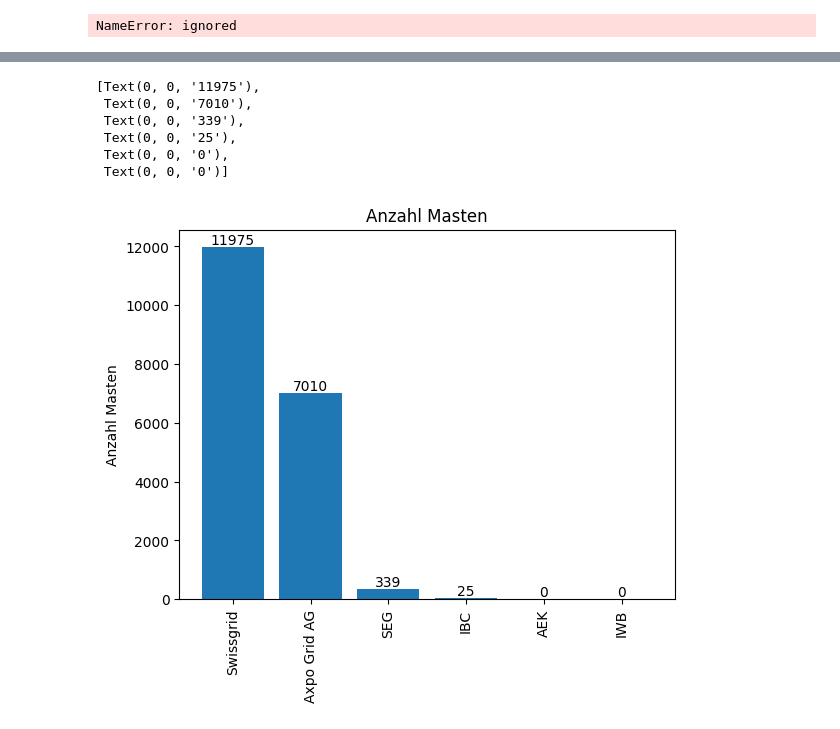
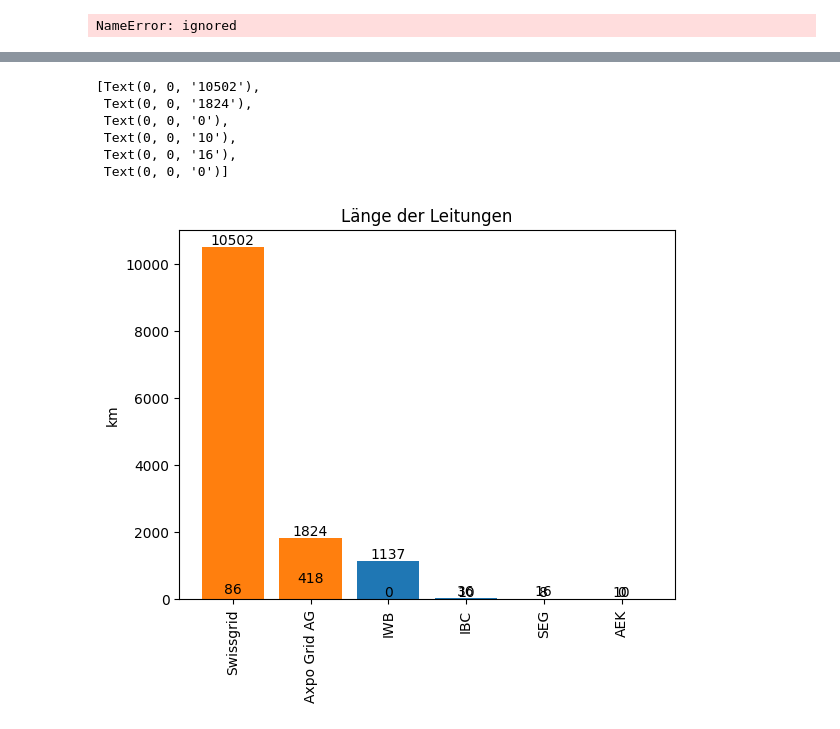
Before and after one commit to SFOE/KeyFiguresElectricalInstallations, a Jupyter notebook: KeyFiguresElectricalInstallations36kV.ipynb, the cells around one changed output, grey strips where cells are left out. Drawn from its saved outputs; the diff is of its cells as text; code cells hidden in the pictures.

```diff
--- a/KeyFiguresElectricalInstallations36kV.ipynb
+++ b/KeyFiguresElectricalInstallations36kV.ipynb
@@ -194,20 +181,11 @@ dfTest
 # %%
+#Barchart Anzahl Masten
+dfVis = dfVis.sort_values('AnzahlMasten',ascending=False)
 fig, ax = plt.subplots()
-ax.bar(dfTest['Werk'], dfTest['value'])
+ax.bar(dfVis['Werk'], dfVis['AnzahlMasten'])
 ax.set_title('Anzahl Masten')
 plt.xticks(rotation = 90)
 plt.ylabel("Anzahl Masten")
-
-#addlabels(dfTest['Werk'], dfTest['value'])
-#ax.set_xticklabels(dfTest['value'])
 ax.bar_label(ax.containers[0], label_type='edge')
-
-#plt.savefig('AnzahlMasten.png',bbox_inches='tight')
+plt.savefig('AnzahlMasten.png',bbox_inches='tight')
+plt.close()
-# %% [output]
-[Text(0, 0, '11975'),
- Text(0, 0, '7010'),
- Text(0, 0, '339'),
- Text(0, 0, '25'),
- Text(0, 0, '0'),
- Text(0, 0, '0')]
-[figure, removed]
@@ -215,0 +192,35 @@ plt.show()
+# %%
+#Barchart Anzahl Stationen
+dfVis = dfVis.sort_values('AnzahlStationen',ascending=False)
+fig, ax = plt.subplots()
+ax.bar(dfVis['Werk'], dfVis['AnzahlStationen'])
+ax.set_title('Anzahl Stationen')
+plt.xticks(rotation = 90)
+plt.ylabel("Anzahl Stationen")
+ax.bar_label(ax.containers[0], label_type='edge')
+plt.savefig('AnzahlStationen.png',bbox_inches='tight')
+plt.close()
+# %%
+#Barchart Länge Leitungen
+dfVis = dfVis.sort_values('LeitungGesamt',ascending=False)
+
+fig, ax = plt.subplots()
+
+ax.bar(dfVis['Werk'], dfVis['Kabelleitung'])
+ax.bar(dfVis['Werk'], dfVis['Freileitung'])
+ax.set_title('Länge der Leitungen')
+plt.xticks(rotation = 90)
+plt.ylabel("km")
+
+ax.bar_label(ax.containers[0], label_type='edge')
+ax.bar_label(ax.containers[1], label_type='edge')
+#plt.savefig('AnzahlStationen.png',bbox_inches='tight')
+#plt.close()
+# %% [output]
+[Text(0, 0, '10502'),
+ Text(0, 0, '1824'),
+ Text(0, 0, '0'),
+ Text(0, 0, '10'),
+ Text(0, 0, '16'),
+ Text(0, 0, '0')]
+[figure, added]
```
Also changed, not shown: parts of 7 cells of this notebook.
